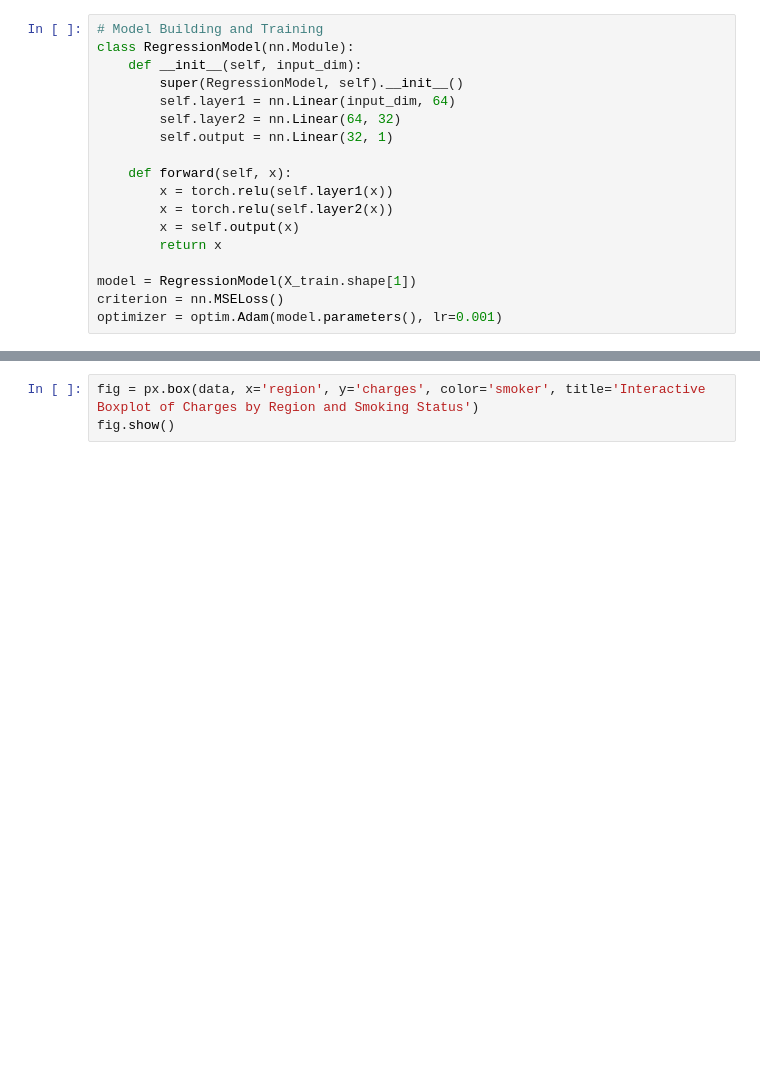
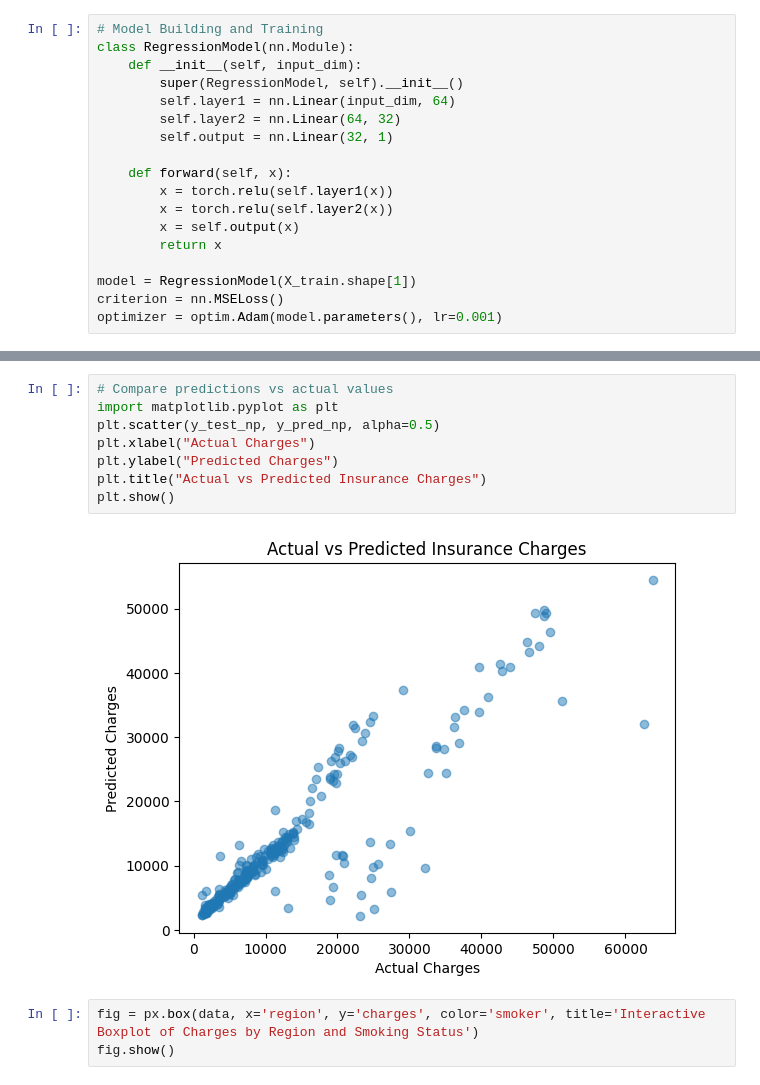
Before and after one commit to SaloWi/cas_mod4, a Jupyter notebook: M6_Project.ipynb, the cells around one changed output, grey strips where cells are left out. Cells and saved outputs as stored; diff of their text form; blank space fills up the shorter version.

```diff
--- a/M6_Project.ipynb
+++ b/M6_Project.ipynb
@@ -368,3 +375,13 @@ MAPE: 33.03%
+# %%
+# Compare predictions vs actual values
+import matplotlib.pyplot as plt
+plt.scatter(y_test_np, y_pred_np, alpha=0.5)
+plt.xlabel("Actual Charges")
+plt.ylabel("Predicted Charges")
+plt.title("Actual vs Predicted Insurance Charges")
+plt.show()
+# %% [output]
+[figure, added]
 # %%
 fig = px.box(data, x='region', y='charges', color='smoker', title='Interactive Boxplot of Charges by Region and Smoking Status')
 fig.show()
```
Also changed, not shown: parts of 9 cells of this notebook.
